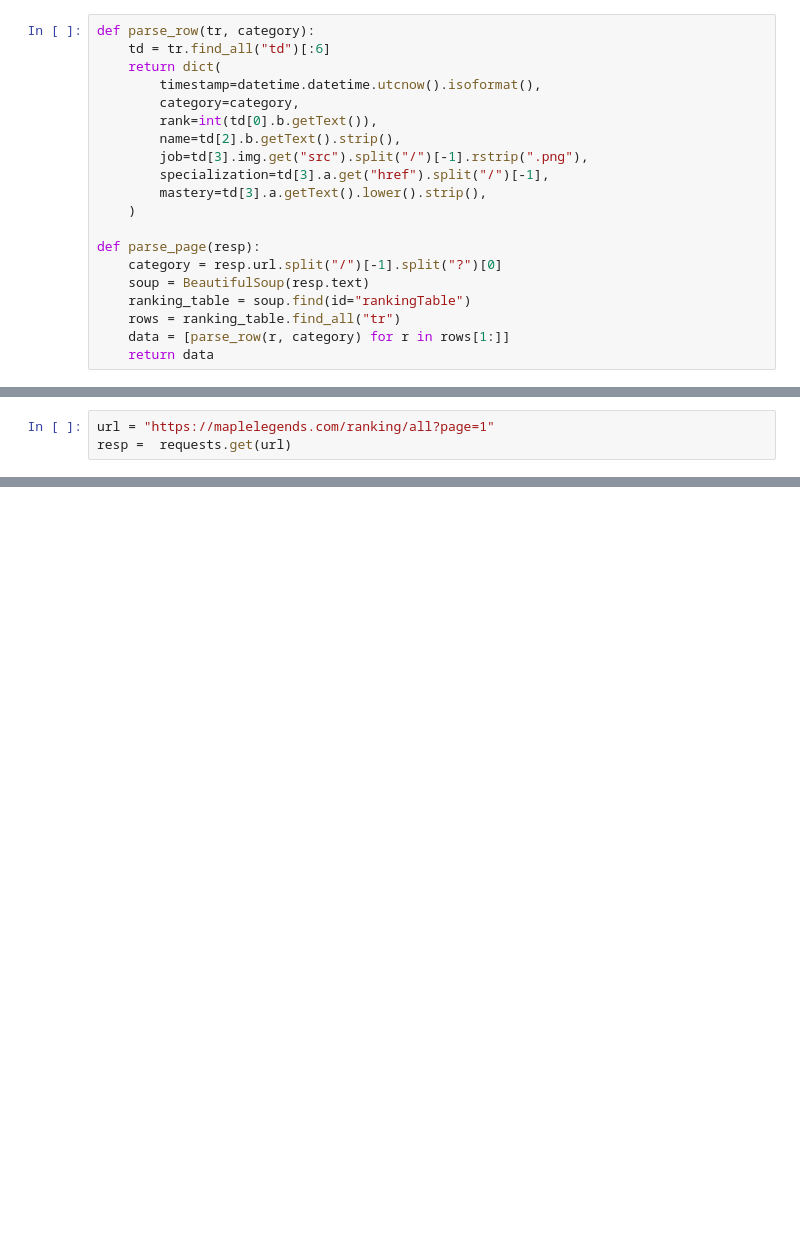
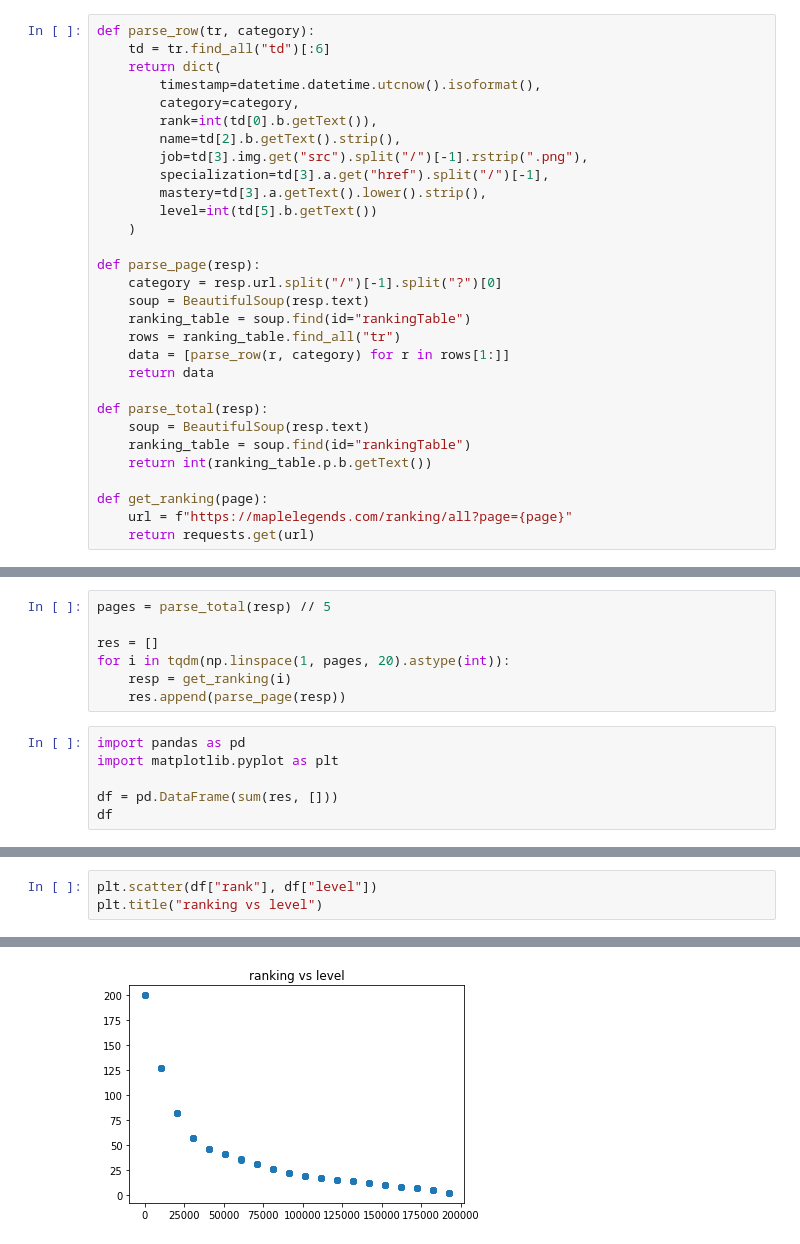
Before and after one commit to geospiza-fortis/ml-player-growth, a Jupyter notebook: notebooks/2021-05-08-level-distribution.ipynb, the cells around one changed output, grey strips where cells are left out. Cells and saved outputs as stored; diff of their text form; blank space fills up the shorter version.

Commit message:
Add notebook trying to guess locations of leveling points

```diff
--- a/notebooks/2021-05-08-level-distribution.ipynb
+++ b/notebooks/2021-05-08-level-distribution.ipynb
@@ -87,6 +22,7 @@ def parse_row(tr, category):
         job=td[3].img.get("src").split("/")[-1].rstrip(".png"),
         specialization=td[3].a.get("href").split("/")[-1],
         mastery=td[3].a.getText().lower().strip(),
+        level=int(td[5].b.getText())
     )
 
 def parse_page(resp):
@@ -96,3 +32,12 @@ def parse_page(resp):
     rows = ranking_table.find_all("tr")
     data = [parse_row(r, category) for r in rows[1:]]
     return data
+
+def parse_total(resp):
+    soup = BeautifulSoup(resp.text)
+    ranking_table = soup.find(id="rankingTable")
+    return int(ranking_table.p.b.getText())
+
+def get_ranking(page):
+    url = f"https://maplelegends.com/ranking/all?page={page}"
+    return requests.get(url)
@@ -103,3 +43,0 @@ resp.url
-# %%
-url = "https://maplelegends.com/ranking/all?page=1"
-resp =  requests.get(url)
@@ -125,0 +73,13 @@ parse_page(resp)
+# %%
+pages = parse_total(resp) // 5
+
+res = []
+for i in tqdm(np.linspace(1, pages, 20).astype(int)):
+    resp = get_ranking(i)
+    res.append(parse_page(resp))
+# %%
+import pandas as pd
+import matplotlib.pyplot as plt
+
+df = pd.DataFrame(sum(res, []))
+df
@@ -125,0 +100,4 @@ parse_page(resp)
+# %%
+plt.scatter(df["rank"], df["level"])
+plt.title("ranking vs level")
+# %% [output]
@@ -125,0 +105 @@ parse_page(resp)
+[figure, added]
```
Also changed, not shown: parts of 36 cells of this notebook, 3 other files.
